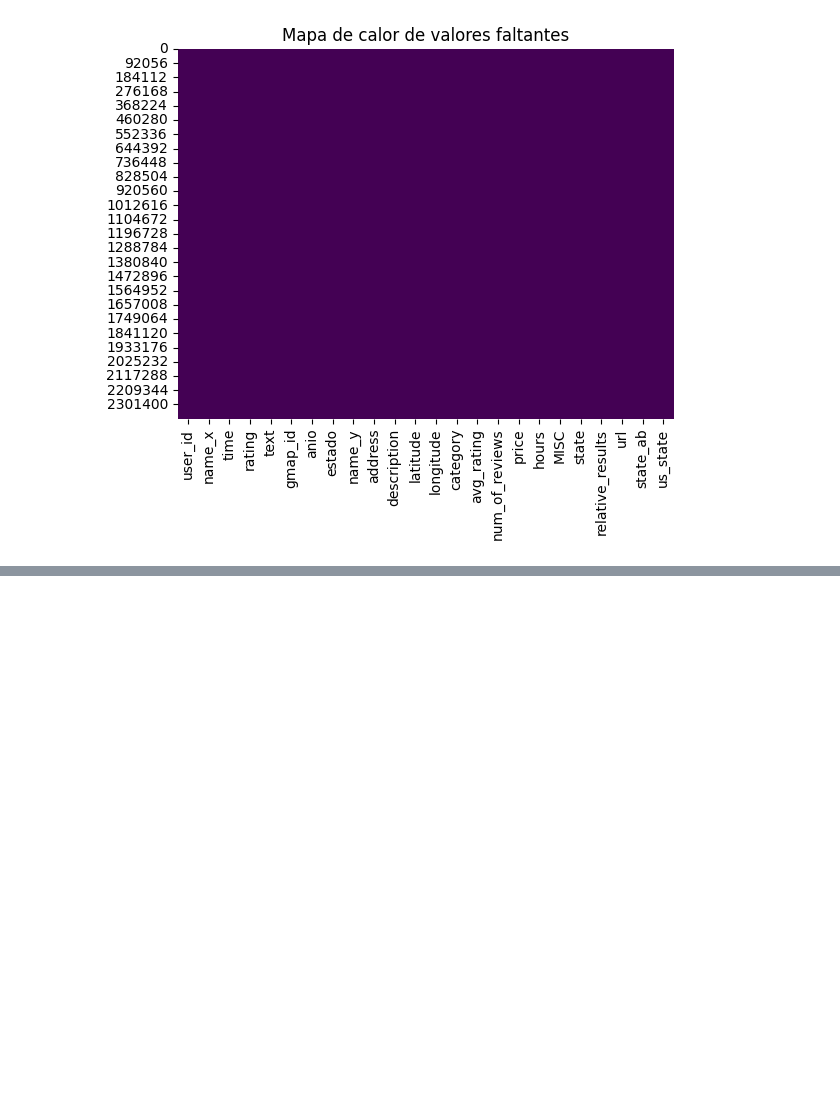
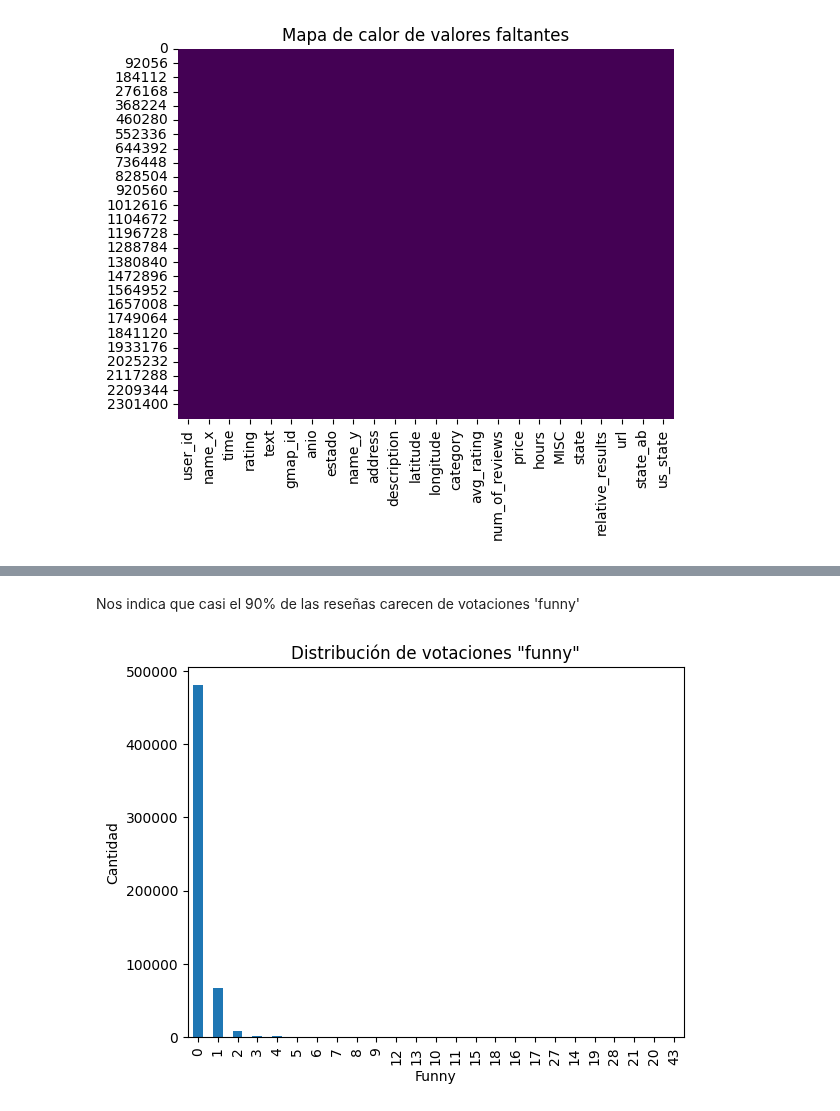
Before and after one commit to Aspirina180mg/PF_DATAPT07, a Jupyter notebook: EDA.ipynb, the cells around one changed output, grey strips where cells are left out. Cells and saved outputs as stored; diff of their text form; code cells hidden in the pictures; blank space fills up the shorter version.

```diff
--- a/EDA.ipynb
+++ b/EDA.ipynb
@@ -234,0 +284,10 @@ plt.show()
+# %% [markdown]
+Nos indica que casi el 90% de las reseñas carecen de votaciones 'funny'
+# %%
+df_yelp_reviews['funny'].value_counts().plot(kind='bar')
+plt.title('Distribución de votaciones "funny"')
+plt.xlabel('Funny')
+plt.ylabel('Cantidad')
+plt.show()
+# %% [output]
+[figure, added]
```
Also changed, not shown: parts of 55 cells of this notebook, 1 other file.
